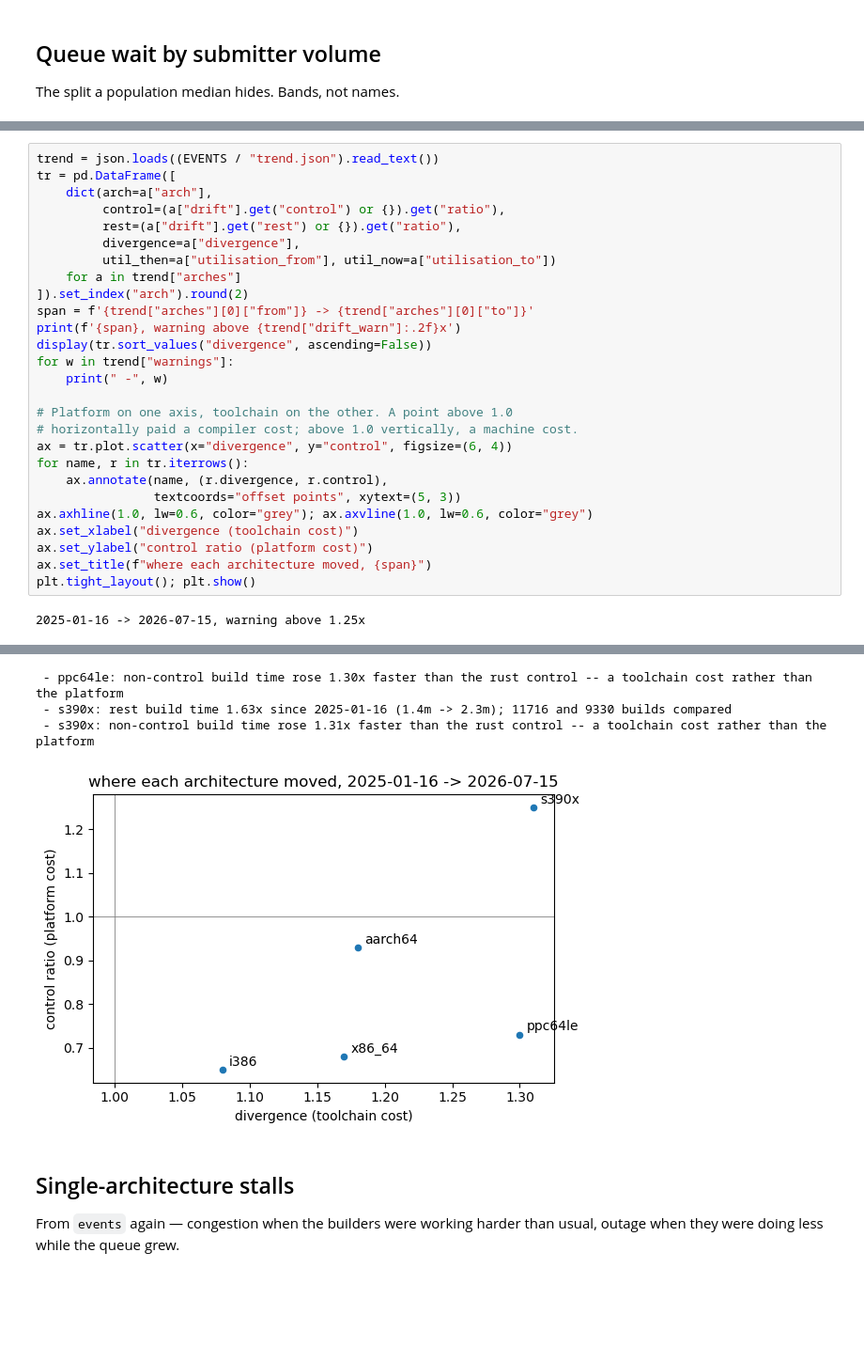
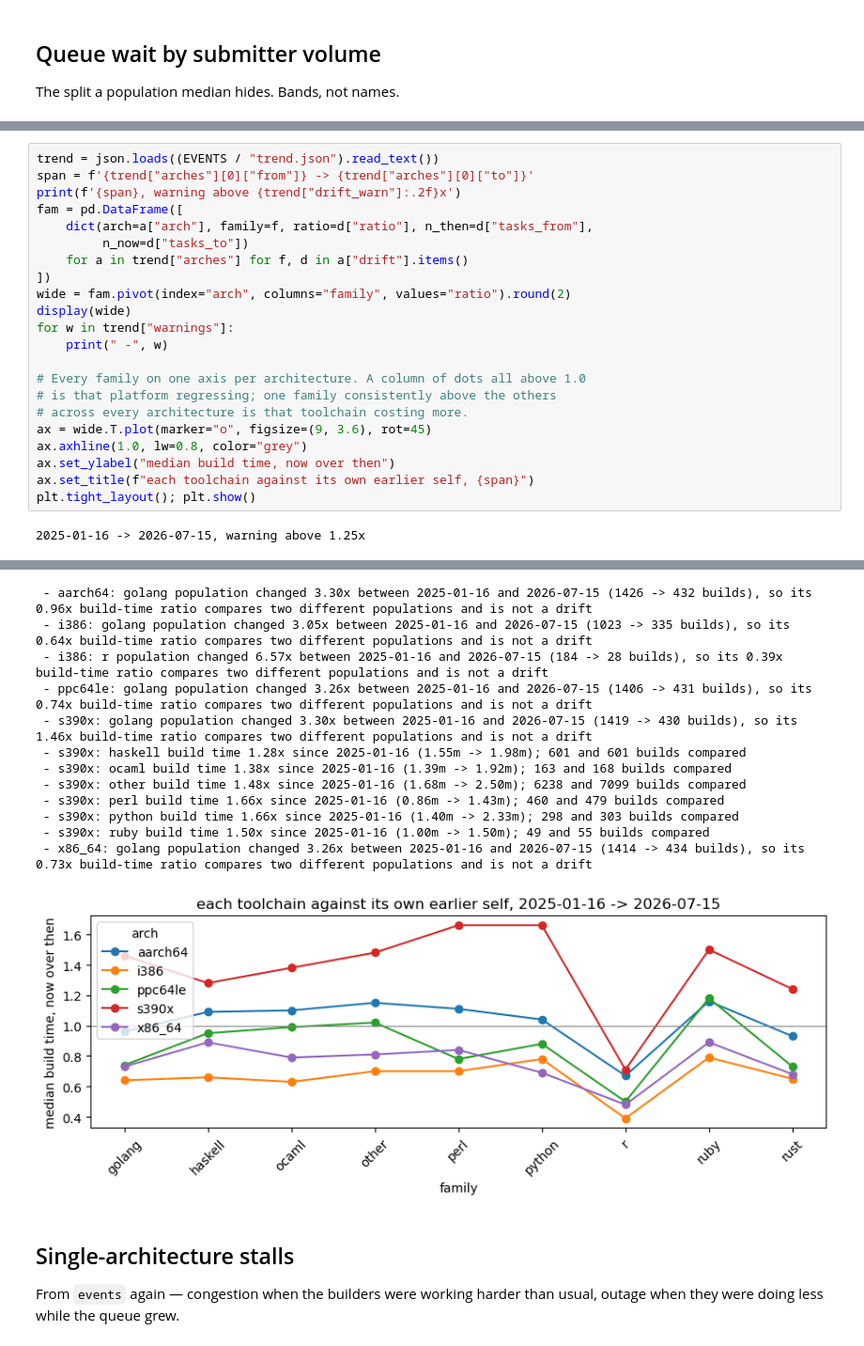
Before and after one commit to slopfest/sandogasa, a Jupyter notebook: tools/koji-lag/notebooks/arch-lag.ipynb, the cells around one changed output, grey strips where cells are left out. Shown at 94% size. Cells and saved outputs as stored; diff of their text form; blank space fills up the shorter version.

```diff
--- a/tools/koji-lag/notebooks/arch-lag.ipynb
+++ b/tools/koji-lag/notebooks/arch-lag.ipynb
@@ -258,29 +301,24 @@ be paying a compiler cost.
 # %%
 trend = json.loads((EVENTS / "trend.json").read_text())
-tr = pd.DataFrame([
-    dict(arch=a["arch"],
-         control=(a["drift"].get("control") or {}).get("ratio"),
-         rest=(a["drift"].get("rest") or {}).get("ratio"),
-         divergence=a["divergence"],
-         util_then=a["utilisation_from"], util_now=a["utilisation_to"])
-    for a in trend["arches"]
-]).set_index("arch").round(2)
 span = f'{trend["arches"][0]["from"]} -> {trend["arches"][0]["to"]}'
 print(f'{span}, warning above {trend["drift_warn"]:.2f}x')
-display(tr.sort_values("divergence", ascending=False))
+fam = pd.DataFrame([
+    dict(arch=a["arch"], family=f, ratio=d["ratio"], n_then=d["tasks_from"],
+         n_now=d["tasks_to"])
+    for a in trend["arches"] for f, d in a["drift"].items()
+])
+wide = fam.pivot(index="arch", columns="family", values="ratio").round(2)
+display(wide)
 for w in trend["warnings"]:
     print(" -", w)
 
-# Platform on one axis, toolchain on the other. A point above 1.0
-# horizontally paid a compiler cost; above 1.0 vertically, a machine cost.
-ax = tr.plot.scatter(x="divergence", y="control", figsize=(6, 4))
-for name, r in tr.iterrows():
-    ax.annotate(name, (r.divergence, r.control),
-                textcoords="offset points", xytext=(5, 3))
-ax.axhline(1.0, lw=0.6, color="grey"); ax.axvline(1.0, lw=0.6, color="grey")
-ax.set_xlabel("divergence (toolchain cost)")
-ax.set_ylabel("control ratio (platform cost)")
-ax.set_title(f"where each architecture moved, {span}")
+# Every family on one axis per architecture. A column of dots all above 1.0
+# is that platform regressing; one family consistently above the others
+# across every architecture is that toolchain costing more.
+ax = wide.T.plot(marker="o", figsize=(9, 3.6), rot=45)
+ax.axhline(1.0, lw=0.8, color="grey")
+ax.set_ylabel("median build time, now over then")
+ax.set_title(f"each toolchain against its own earlier self, {span}")
 plt.tight_layout(); plt.show()
 # %% [output]
 2025-01-16 -> 2026-07-15, warning above 1.25x
@@ -294,7 +332,16 @@ plt.tight_layout(); plt.show()
- - ppc64le: non-control build time rose 1.30x faster than the rust control -- a toolchain cost rather than the platform
- - s390x: rest build time 1.63x since 2025-01-16 (1.4m -> 2.3m); 11716 and 9330 builds compared
- - s390x: non-control build time rose 1.31x faster than the rust control -- a toolchain cost rather than the platform
+ - aarch64: golang population changed 3.30x between 2025-01-16 and 2026-07-15 (1426 -> 432 builds), so its 0.96x build-time ratio compares two different populations and is not a drift
+ - i386: golang population changed 3.05x between 2025-01-16 and 2026-07-15 (1023 -> 335 builds), so its 0.64x build-time ratio compares two different populations and is not a drift
+ - i386: r population changed 6.57x between 2025-01-16 and 2026-07-15 (184 -> 28 builds), so its 0.39x build-time ratio compares two different populations and is not a drift
+ - ppc64le: golang population changed 3.26x between 2025-01-16 and 2026-07-15 (1406 -> 431 builds), so its 0.74x build-time ratio compares two different populations and is not a drift
+ - s390x: golang population changed 3.30x between 2025-01-16 and 2026-07-15 (1419 -> 430 builds), so its 1.46x build-time ratio compares two different populations and is not a drift
+ - s390x: haskell build time 1.28x since 2025-01-16 (1.55m -> 1.98m); 601 and 601 builds compared
+ - s390x: ocaml build time 1.38x since 2025-01-16 (1.39m -> 1.92m); 163 and 168 builds compared
+ - s390x: other build time 1.48x since 2025-01-16 (1.68m -> 2.50m); 6238 and 7099 builds compared
+ - s390x: perl build time 1.66x since 2025-01-16 (0.86m -> 1.43m); 460 and 479 builds compared
+ - s390x: python build time 1.66x since 2025-01-16 (1.40m -> 2.33m); 298 and 303 builds compared
+ - s390x: ruby build time 1.50x since 2025-01-16 (1.00m -> 1.50m); 49 and 55 builds compared
+ - x86_64: golang population changed 3.26x between 2025-01-16 and 2026-07-15 (1414 -> 434 builds), so its 0.73x build-time ratio compares two different populations and is not a drift
-[figure, old version]
+[figure, new version]
 # %% [markdown]
 ## Single-architecture stalls
 
```
Also changed, not shown: parts of 9 cells of this notebook, 6 other files.
